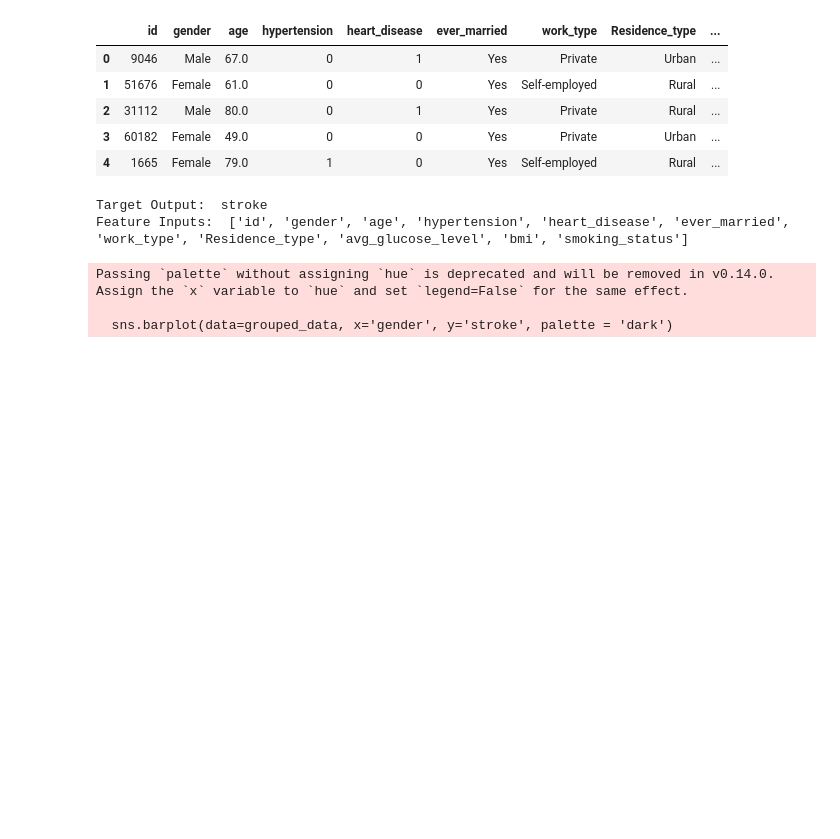
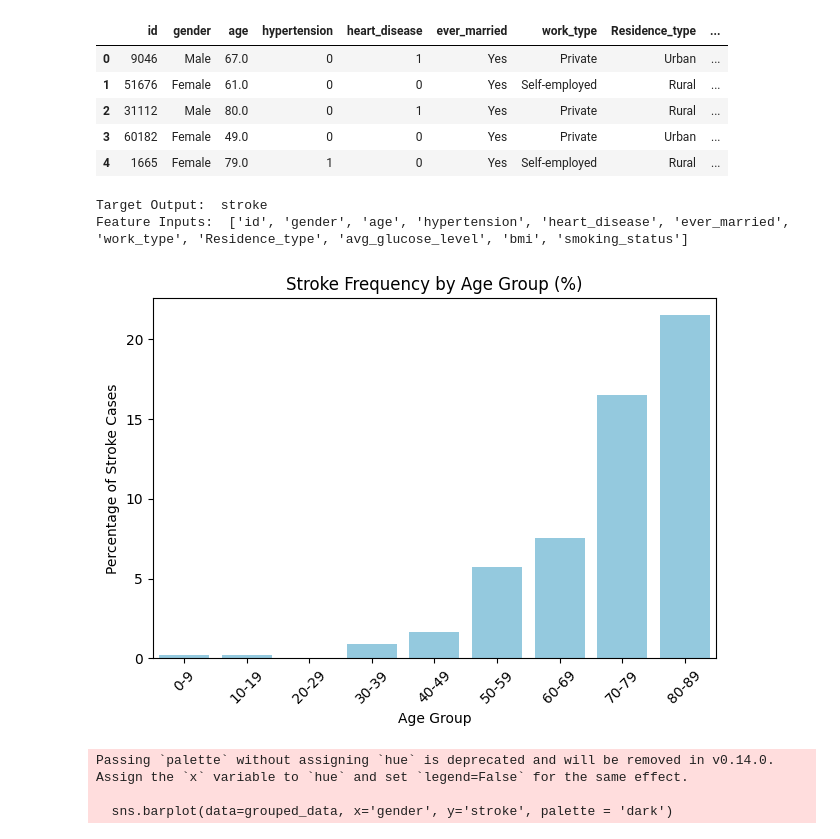
Before and after one commit to nick01as/AI-ML-starter-kit, a Jupyter notebook: eda.ipynb, the cells around one changed output. Drawn from its saved outputs; the diff is of its cells as text; code cells hidden in the pictures; blank space fills up the shorter version.

Commit message:
Created histogram for age v. frequency of strokes. Split patients in dataset into 9 different age groups and calculated % of stroke in each of these groups.

```diff
--- a/eda.ipynb
+++ b/eda.ipynb
@@ -43,6 +44,28 @@ print("Feature Inputs: ", independent_vars)
 # %% [output]
 Target Output:  stroke
 Feature Inputs:  ['id', 'gender', 'age', 'hypertension', 'heart_disease', 'ever_married', 'work_type', 'Residence_type', 'avg_glucose_level', 'bmi', 'smoking_status']
+# %%
+# Age v. Frequency Of Strokes
+
+# Create age bins (0–10, 10–20, ..., 80–90)
+bins = range(0, 91, 10)
+labels = [f'{i}-{i+9}' for i in bins[:-1]]
+df['age_group'] = pd.cut(df['age'], bins=bins, labels=labels, right=False)
+
+# Group by age_group and calculate stroke % per group
+stroke_rates = df.groupby('age_group')['stroke'].mean().reset_index()
+stroke_rates['stroke_percent'] = stroke_rates['stroke'] * 100
+
+# Plot as bar chart
+sns.barplot(data=stroke_rates, x='age_group', y='stroke_percent', color='skyblue')
+plt.title('Stroke Frequency by Age Group (%)')
+plt.xlabel('Age Group')
+plt.ylabel('Percentage of Stroke Cases')
+plt.xticks(rotation=45)
+plt.tight_layout()
+plt.show()
+# %% [output]
+[figure, added]
 # %%
 # Gender v. Frequency Of Strokes (Bar Graph)
 grouped_data = df.groupby('gender')['stroke'].sum().reset_index()
```
Also changed, not shown: parts of 2 cells of this notebook.
